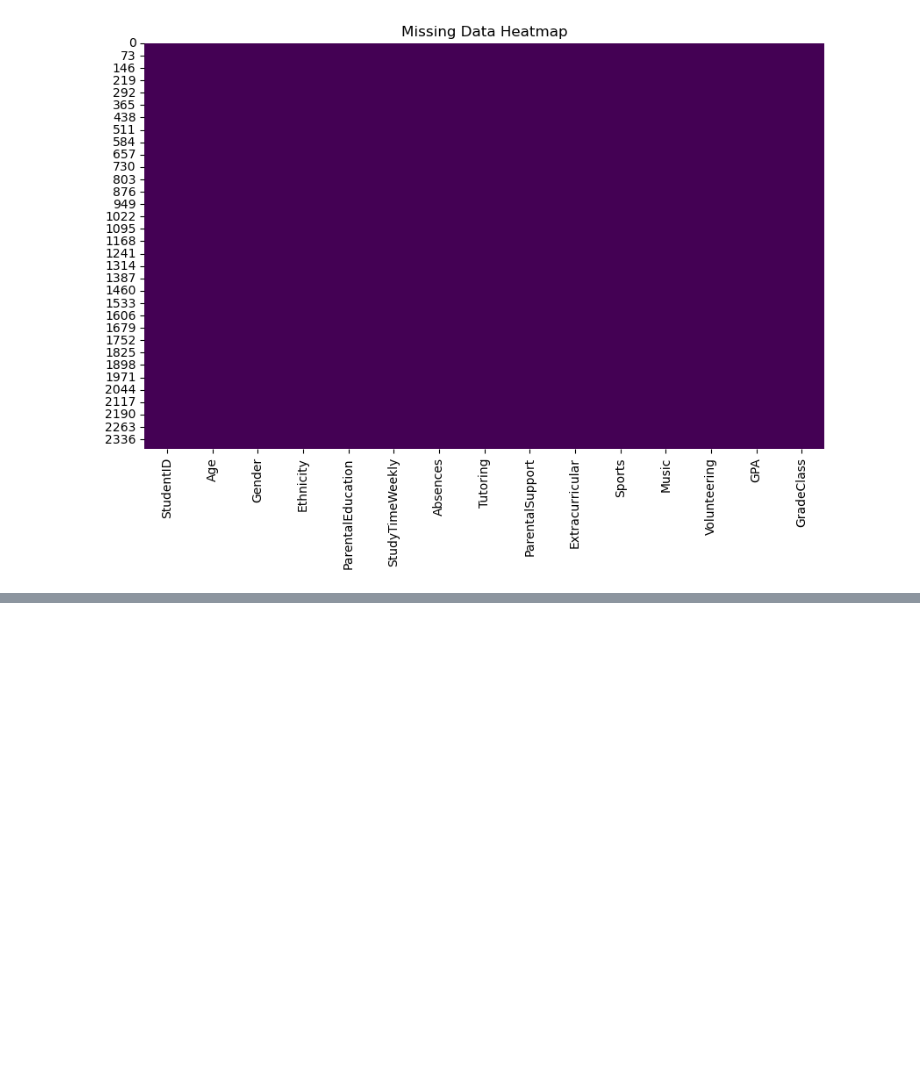
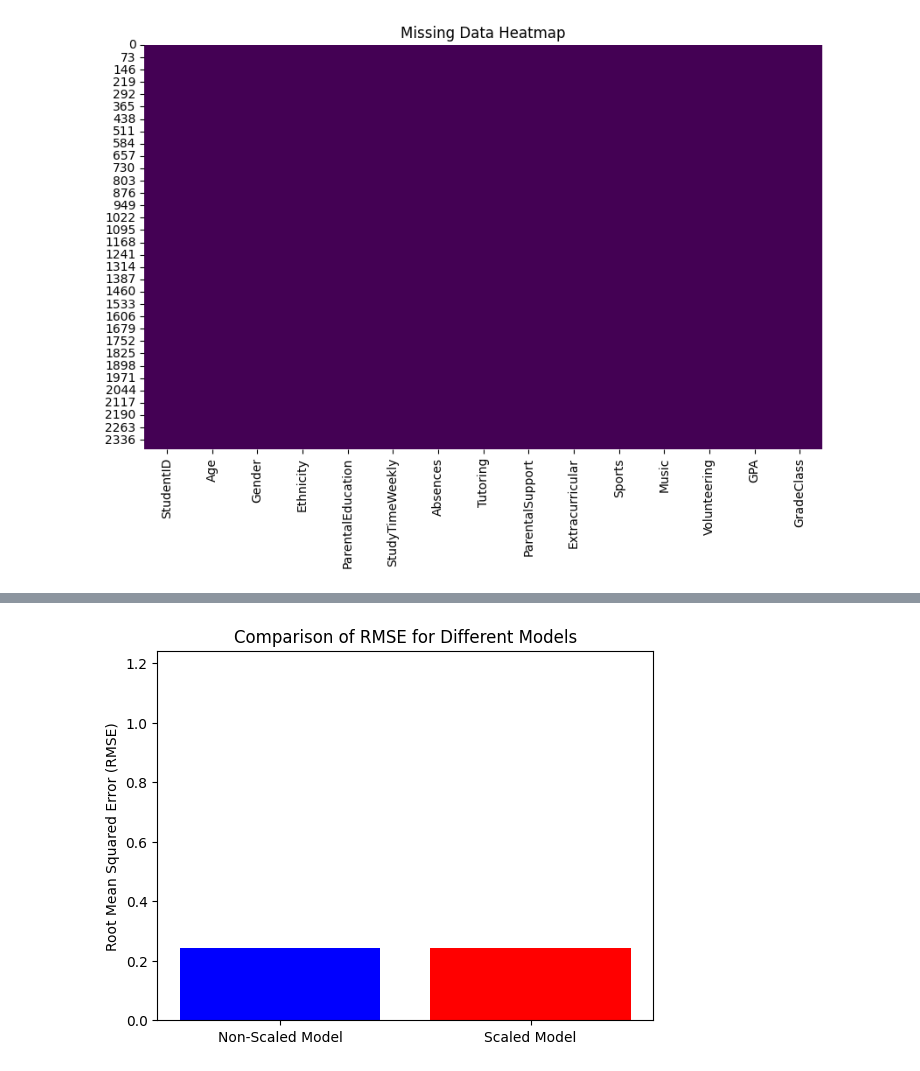
Before and after one commit to nilsson-v/Student_Performance_Predictor, a Jupyter notebook: project.ipynb, the cells around one changed output, grey strips where cells are left out. Drawn from its saved outputs; the diff is of its cells as text; code cells hidden in the pictures; blank space fills up the shorter version.

```diff
--- a/project.ipynb
+++ b/project.ipynb
@@ -167,0 +132,83 @@ print(df_encoded.head())
+# %%
+#REGRESSION MODEL
+
+# Remove unecessary features by dropping the columns
+df_updated = df.drop(columns=['StudentID', 'Age', 'Volunteering', 'Ethnicity', 'ParentalEducation'])
+
+X = df_updated.drop(columns=['GPA', 'GradeClass'])
+y = df_updated['GPA']
+
+# Split the data into training (70%) and temporary set (30%)
+X_train, X_temp, y_train, y_temp = train_test_split(X, y, test_size=0.3, random_state=42)
+
+# Further split the temporary set into validation (15%) and test (15%)
+X_val, X_test, y_val, y_test = train_test_split(X_temp, y_temp, test_size=0.5, random_state=42)
+
+# Initialize models
+model_no_scaling = LinearRegression()
+model = LinearRegression()
+scaler = StandardScaler()
+
+# Fit the non-scaled model
+model_no_scaling.fit(X_train, y_train)
+# Predict on validation set
+y_val_pred_no_scaling = model_no_scaling.predict(X_val)
+
+# Scale the training data
+X_train_scaled = scaler.fit_transform(X_train)
+# Scale the validation data using the same scaler
+X_val_scaled = scaler.transform(X_val)
+
+# Fit the scaled model
+model.fit(X_train_scaled, y_train)
+# Predict on the scaled validation set
+y_val_pred = model.predict(X_val_scaled)
+
+# Calculate RMSE for both models
+rmse = root_mean_squared_error(y_val, y_val_pred)
+rmse_no_scaling = root_mean_squared_error(y_val, y_val_pred_no_scaling)
+
+# Print RMSE values
+print(f"Root Mean Squared Error (Scaled Model): {rmse}")
+print(f"Root Mean Squared Error (Non-Scaled Model): {rmse_no_scaling}")
+
+# Prepare data for visualization
+rmse_values = [rmse_no_scaling, rmse]
+labels = ['Non-Scaled Model', 'Scaled Model']
+
+# Create a DataFrame to compare actual vs predicted values
+comparison_df = pd.DataFrame({
+    'Actual GPA': y_val,
+    'Predicted (Non-Scaled)': y_val_pred_no_scaling,
+    'Predicted (Scaled)': y_val_pred
+})
+
+# Create a PrettyTable instance
+table = PrettyTable()
+
+# Add columns to the table
+table.field_names = ["Actual GPA", "Predicted (Non-Scaled)", "Predicted (Scaled)"]
+for index, row in comparison_df.head(10).iterrows():
+    table.add_row([row['Actual GPA'], row['Predicted (Non-Scaled)'], row['Predicted (Scaled)']])
+
+# Print the table
+print(table)
+
+# Create a bar plot to compare RMSE values
+plt.bar(labels, rmse_values, color=['blue', 'red'])
+plt.ylabel('Root Mean Squared Error (RMSE)')
+plt.title('Comparison of RMSE for Different Models')
+plt.ylim(0, max(rmse_values) + 1)  # Adjust y-axis limits
+plt.show()
+
+
+# Scatter plot for non-scaled model predictions
+plt.figure(figsize=(8, 5))
+plt.scatter(y_val, y_val_pred_no_scaling, color='blue', label='GPA Predictions', alpha=0.6)
+plt.plot([y_val.min(), y_val.max()], [y_val.min(), y_val.max()], color='black', lw=2, label='Perfect Prediction')
+plt.xlabel('Actual GPA')
+plt.ylabel('Predicted GPA')
+plt.title('Predicted vs Actual GPA (Non-Scaled)')
+plt.legend()
+plt.show()
+# %% [output]
@@ -167,0 +231 @@ print(df_encoded.head())
+[figure, added]
```
Also changed, not shown: parts of 7 cells of this notebook.
